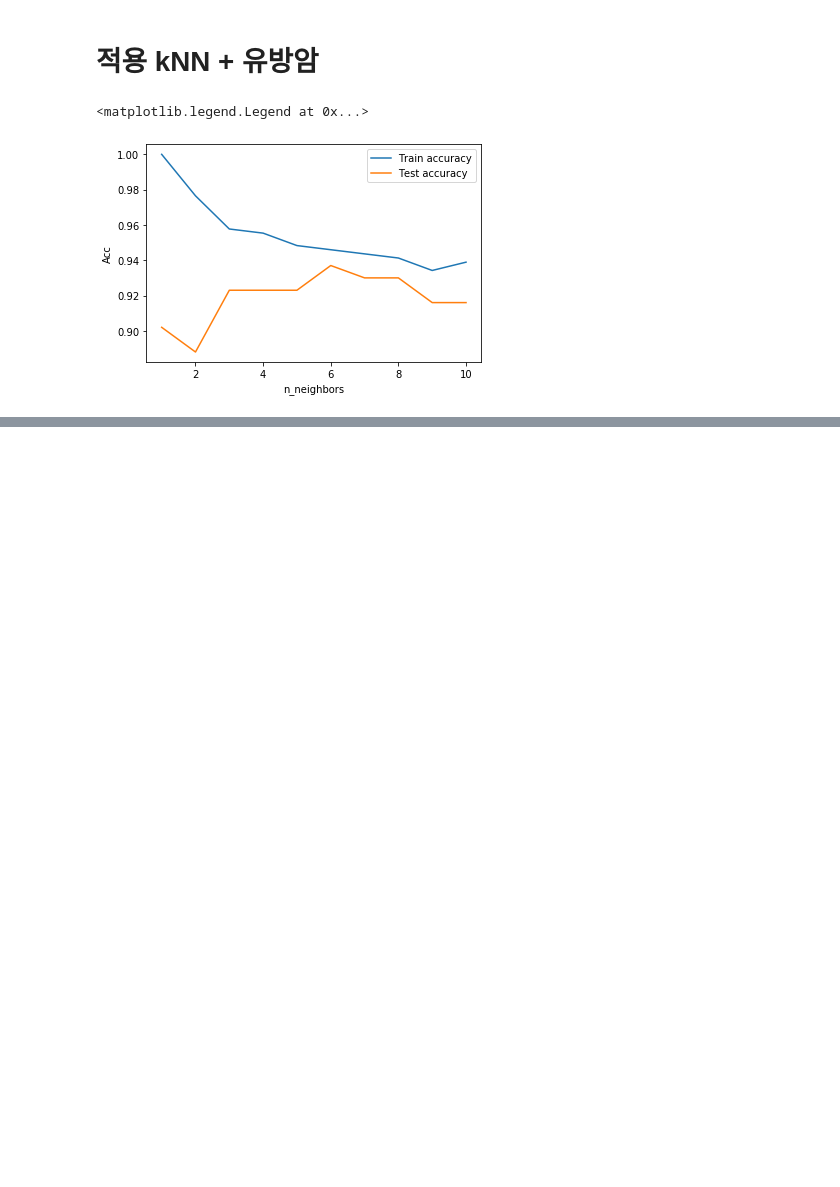
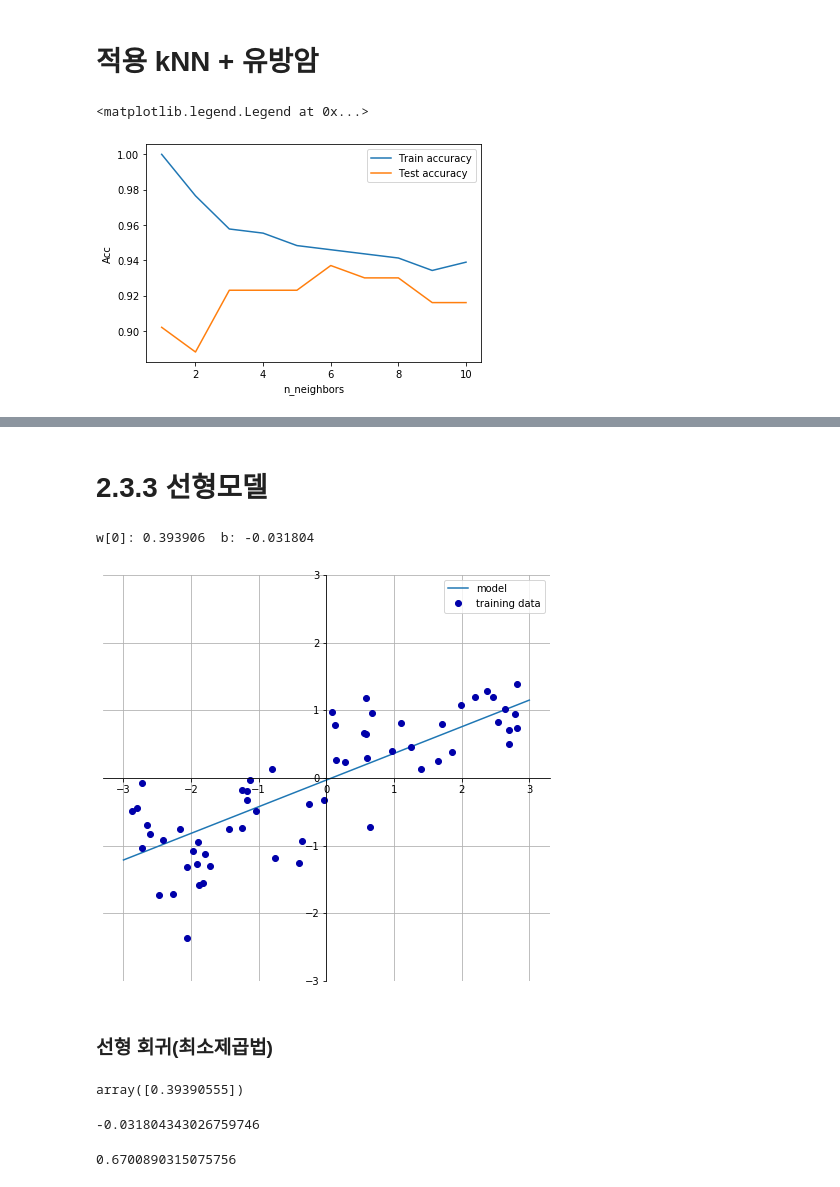
Before and after one commit to InbeomHa/python2020, a Jupyter notebook: Textbook.ipynb, the cells around one changed output, grey strips where cells are left out. Saved outputs shown, nothing was run; the diff lists cells and outputs as text; code cells hidden in the pictures; blank space fills up the shorter version.

```diff
--- a/Textbook.ipynb
+++ b/Textbook.ipynb
@@ -352,0 +418,9 @@ plt.legend()
+# %% [markdown]
+# 2.3.3 선형모델
+# %%
+mglearn.plots.plot_linear_regression_wave()
+# %% [output]
+w[0]: 0.393906  b: -0.031804
+[figure, added]
+# %% [markdown]
+### 선형 회귀(최소제곱법)
@@ -352,0 +434,12 @@ plt.legend()
+# %%
+Ir.coef_ # coef는 기울기파라미터(w)를 의미
+# %% [output]
+array([0.39390555])
+# %%
+Ir.intercept_ # intercept는 절편을 의미
+# %% [output]
+-0.031804343026759746
+# %%
+Ir.score(X_train, y_train)
+# %% [output]
+0.6700890315075756
```
Also changed, not shown: parts of 15 cells of this notebook.
